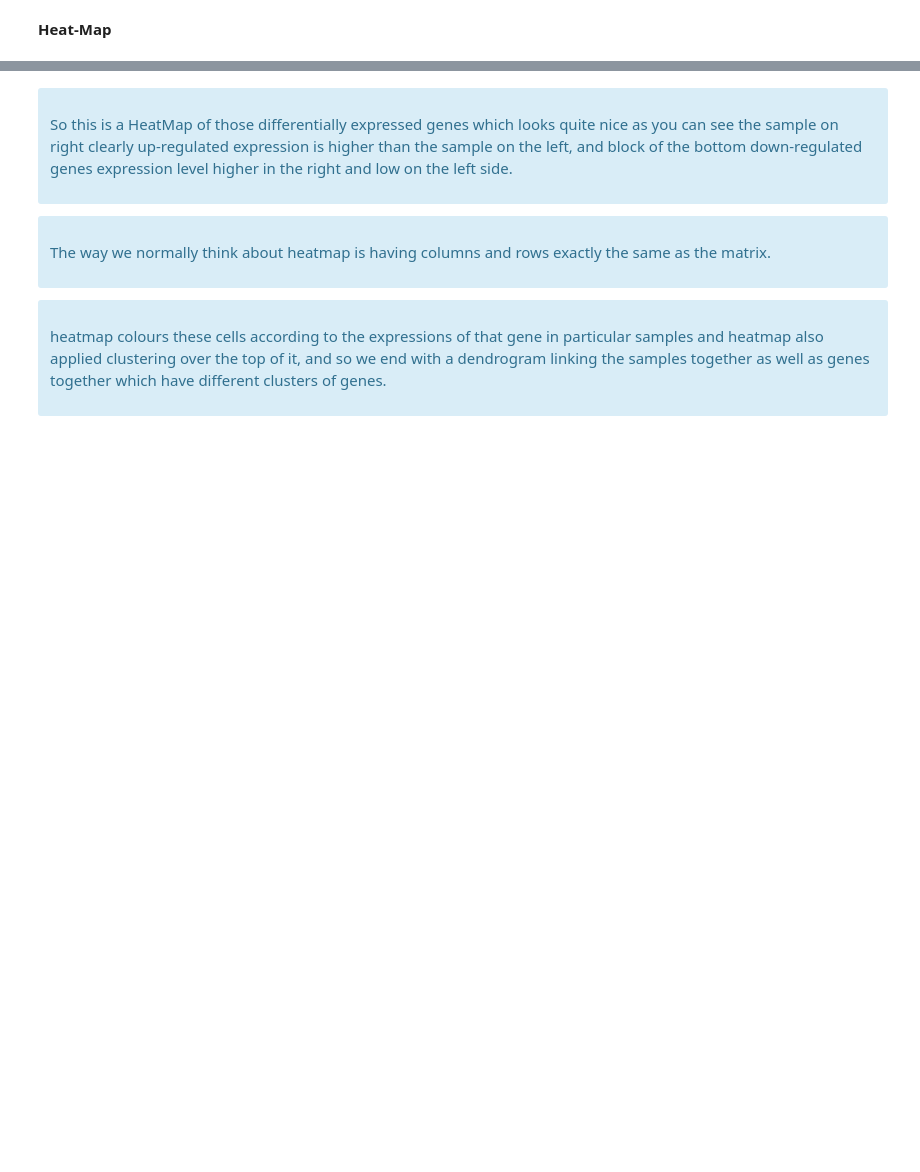
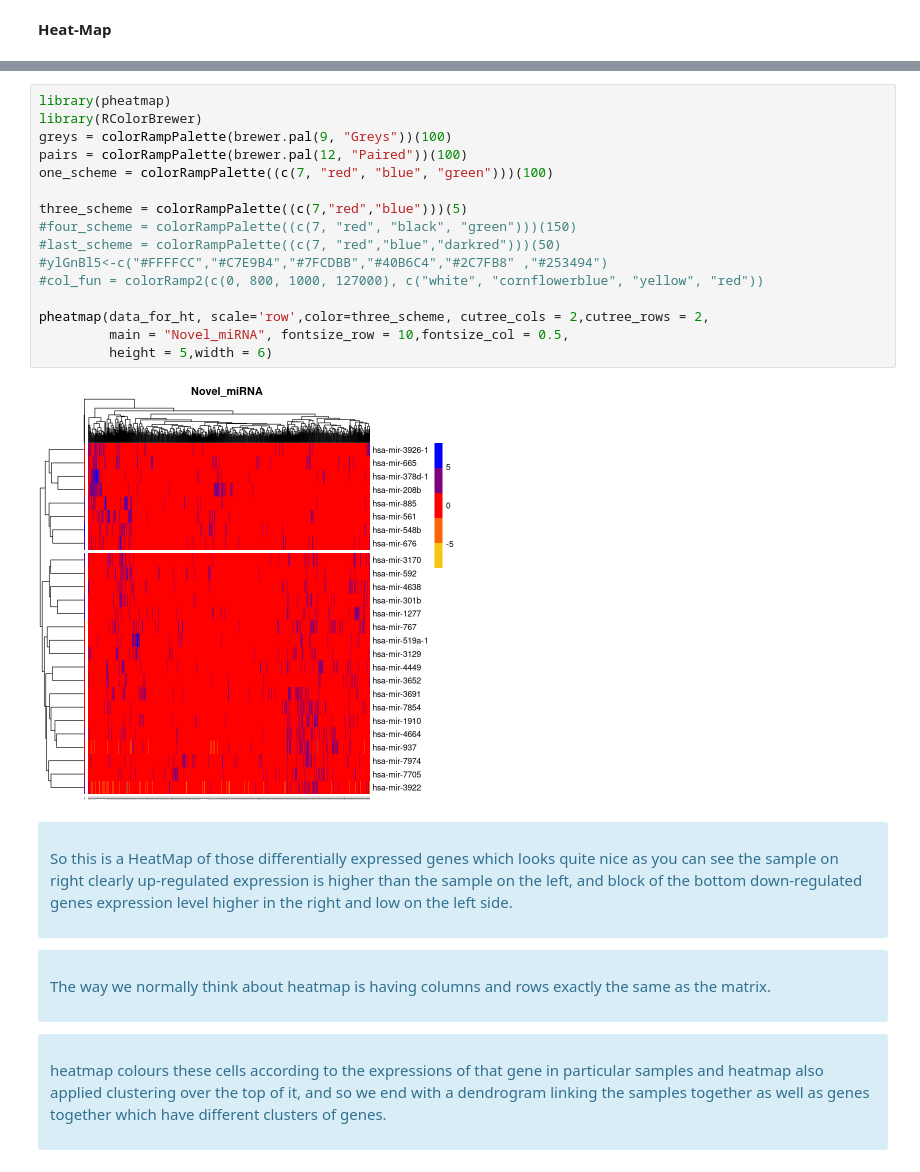
Before and after one commit to Mahendra687/RNA-Seq-data-analysis, a Jupyter notebook: mirRNA/miRNA_DESeqAnalysis.ipynb, the cells around one changed output, grey strips where cells are left out. Cells and saved outputs as stored; diff of their text form; blank space fills up the shorter version.

```diff
--- a/mirRNA/miRNA_DESeqAnalysis.ipynb
+++ b/mirRNA/miRNA_DESeqAnalysis.ipynb
@@ -220,3 +215,21 @@ converting counts to integer mode
+# %%
+library(pheatmap)
+library(RColorBrewer)
+greys = colorRampPalette(brewer.pal(9, "Greys"))(100)
+pairs = colorRampPalette(brewer.pal(12, "Paired"))(100)
+one_scheme = colorRampPalette((c(7, "red", "blue", "green")))(100)
+
+three_scheme = colorRampPalette((c(7,"red","blue")))(5)
+#four_scheme = colorRampPalette((c(7, "red", "black", "green")))(150)
+#last_scheme = colorRampPalette((c(7, "red","blue","darkred")))(50)
+#ylGnBl5<-c("#FFFFCC","#C7E9B4","#7FCDBB","#40B6C4","#2C7FB8" ,"#253494")
+#col_fun = colorRamp2(c(0, 800, 1000, 127000), c("white", "cornflowerblue", "yellow", "red"))
+
+pheatmap(data_for_ht, scale='row',color=three_scheme, cutree_cols = 2,cutree_rows = 2,
+         main = "Novel_miRNA", fontsize_row = 10,fontsize_col = 0.5,
+         height = 5,width = 6)
+# %% [output]
+[figure, added]
 # %% [markdown]
 <div class="admonition note alert alert-info">
 <p class="first admonition-title" style="font-weight: bold;"></p>
```
Also changed, not shown: parts of 30 cells of this notebook.
